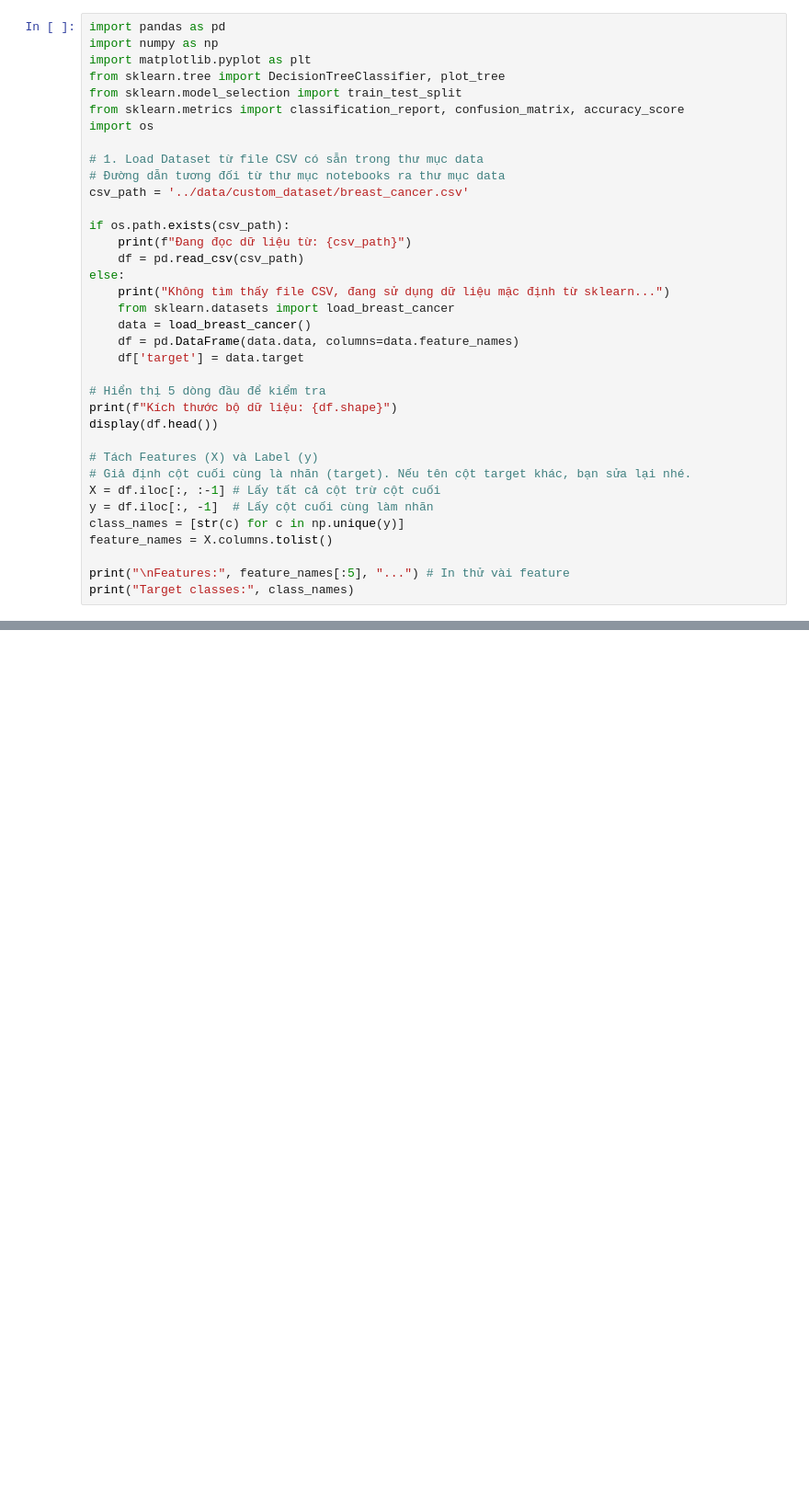
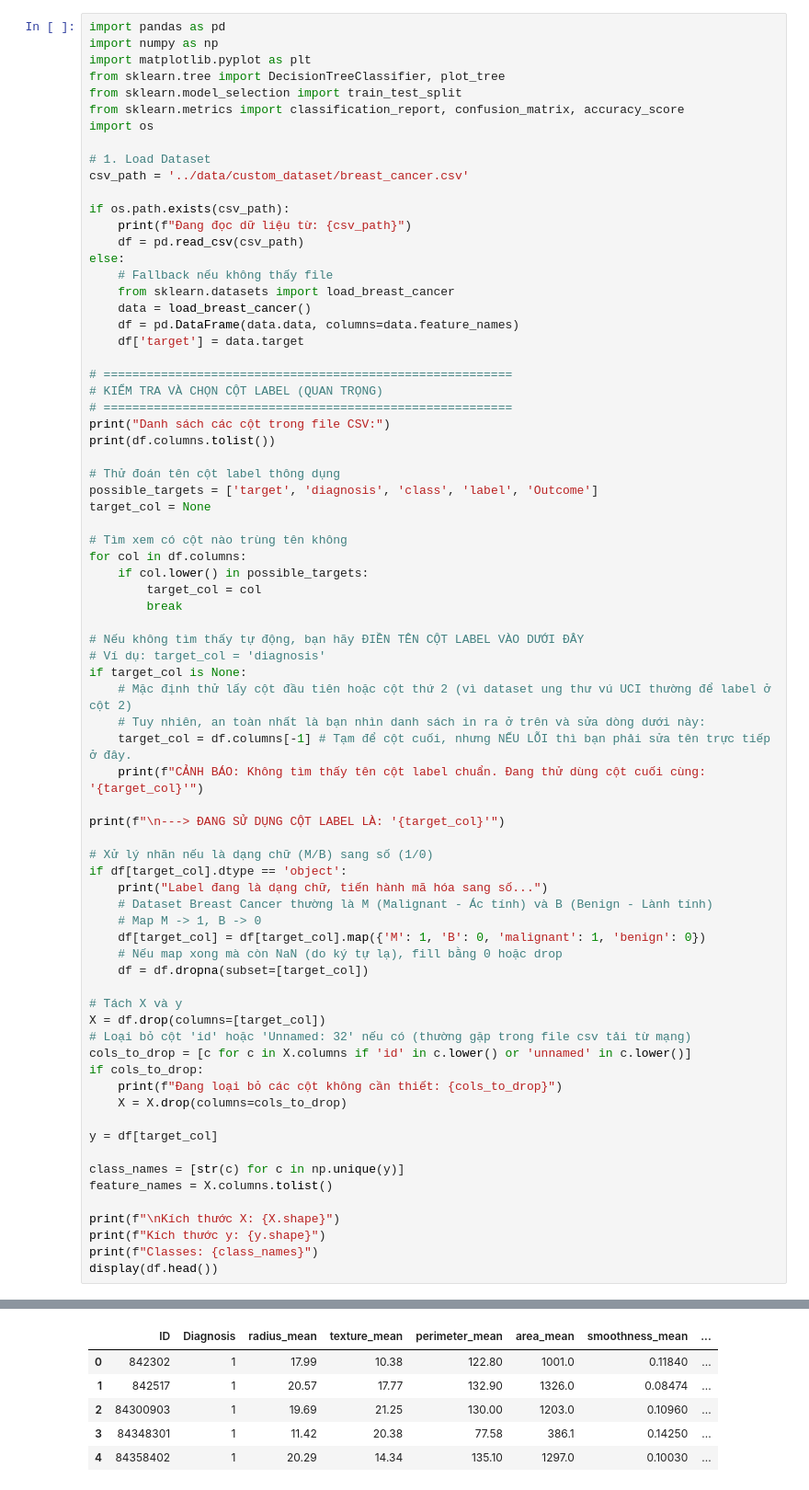
Before and after one commit to JakePham23/DecisionTree, a Jupyter notebook: notebooks/breast_cancer.ipynb, the cells around one changed output, grey strips where cells are left out. Shown at 92% size. Saved outputs shown, nothing was run; the diff lists cells and outputs as text; blank space fills up the shorter version.

Commit message:
Add decision tree output Breast Cancer

```diff
--- a/notebooks/breast_cancer.ipynb
+++ b/notebooks/breast_cancer.ipynb
@@ -7,30 +7,69 @@ from sklearn.model_selection import train_test_split
 from sklearn.metrics import classification_report, confusion_matrix, accuracy_score
 import os
 
-# 1. Load Dataset từ file CSV có sẵn trong thư mục data
-# Đường dẫn tương đối từ thư mục notebooks ra thư mục data
+# 1. Load Dataset
 csv_path = '../data/custom_dataset/breast_cancer.csv'
 
 if os.path.exists(csv_path):
     print(f"Đang đọc dữ liệu từ: {csv_path}")
     df = pd.read_csv(csv_path)
 else:
-    print("Không tìm thấy file CSV, đang sử dụng dữ liệu mặc định từ sklearn...")
+    # Fallback nếu không thấy file
     from sklearn.datasets import load_breast_cancer
     data = load_breast_cancer()
     df = pd.DataFrame(data.data, columns=data.feature_names)
     df['target'] = data.target
 
-# Hiển thị 5 dòng đầu để kiểm tra
-print(f"Kích thước bộ dữ liệu: {df.shape}")
-display(df.head())
+# =========================================================
+# KIỂM TRA VÀ CHỌN CỘT LABEL (QUAN TRỌNG)
+# =========================================================
+print("Danh sách các cột trong file CSV:")
+print(df.columns.tolist())
 
-# Tách Features (X) và Label (y)
-# Giả định cột cuối cùng là nhãn (target). Nếu tên cột target khác, bạn sửa lại nhé.
-X = df.iloc[:, :-1] # Lấy tất cả cột trừ cột cuối
-y = df.iloc[:, -1]  # Lấy cột cuối cùng làm nhãn
+# Thử đoán tên cột label thông dụng
+possible_targets = ['target', 'diagnosis', 'class', 'label', 'Outcome']
+target_col = None
+
+# Tìm xem có cột nào trùng tên không
+for col in df.columns:
+    if col.lower() in possible_targets:
+        target_col = col
+        break
+
+# Nếu không tìm thấy tự động, bạn hãy ĐIỀN TÊN CỘT LABEL VÀO DƯỚI ĐÂY
+# Ví dụ: target_col = 'diagnosis'
+if target_col is None:
+    # Mặc định thử lấy cột đầu tiên hoặc cột thứ 2 (vì dataset ung thư vú UCI thường để label ở cột 2)
+    # Tuy nhiên, an toàn nhất là bạn nhìn danh sách in ra ở trên và sửa dòng dưới này:
+    target_col = df.columns[-1] # Tạm để cột cuối, nhưng NẾU LỖI thì bạn phải sửa tên trực tiếp ở đây.
+    print(f"CẢNH BÁO: Không tìm thấy tên cột label chuẩn. Đang thử dùng cột cuối cùng: '{target_col}'")
+
+print(f"\n---> ĐANG SỬ DỤNG CỘT LABEL LÀ: '{target_col}'")
+
+# Xử lý nhãn nếu là dạng chữ (M/B) sang số (1/0)
+if df[target_col].dtype == 'object':
+    print("Label đang là dạng chữ, tiến hành mã hóa sang số...")
+    # Dataset Breast Cancer thường là M (Malignant - Ác tính) và B (Benign - Lành tính)
+    # Map M -> 1, B -> 0
+    df[target_col] = df[target_col].map({'M': 1, 'B': 0, 'malignant': 1, 'benign': 0})
+    # Nếu map xong mà còn NaN (do ký tự lạ), fill bằng 0 hoặc drop
+    df = df.dropna(subset=[target_col])
+
+# Tách X và y
+X = df.drop(columns=[target_col])
+# Loại bỏ cột 'id' hoặc 'Unnamed: 32' nếu có (thường gặp trong file csv tải từ mạng)
+cols_to_drop = [c for c in X.columns if 'id' in c.lower() or 'unnamed' in c.lower()]
+if cols_to_drop:
+    print(f"Đang loại bỏ các cột không cần thiết: {cols_to_drop}")
+    X = X.drop(columns=cols_to_drop)
+
+y = df[target_col]
+
 class_names = [str(c) for c in np.unique(y)]
 feature_names = X.columns.tolist()
 
-print("\nFeatures:", feature_names[:5], "...") # In thử vài feature
-print("Target classes:", class_names)
+print(f"\nKích thước X: {X.shape}")
+print(f"Kích thước y: {y.shape}")
+print(f"Classes: {class_names}")
+display(df.head())
+# %% [output]
@@ -36,0 +87,6 @@ print("Target classes:", class_names)
+|  | ID | Diagnosis | radius_mean | texture_mean | perimeter_mean | area_mean | smoothness_mean | ... |
+| 0 | 842302 | 1 | 17.99 | 10.38 | 122.80 | 1001.0 | 0.11840 | ... |
+| 1 | 842517 | 1 | 20.57 | 17.77 | 132.90 | 1326.0 | 0.08474 | ... |
+| 2 | 84300903 | 1 | 19.69 | 21.25 | 130.00 | 1203.0 | 0.10960 | ... |
+| 3 | 84348301 | 1 | 11.42 | 20.38 | 77.58 | 386.1 | 0.14250 | ... |
+| 4 | 84358402 | 1 | 20.29 | 14.34 | 135.10 | 1297.0 | 0.10030 | ... |
```
Also changed, not shown: parts of 3 cells of this notebook, 4 other files.
